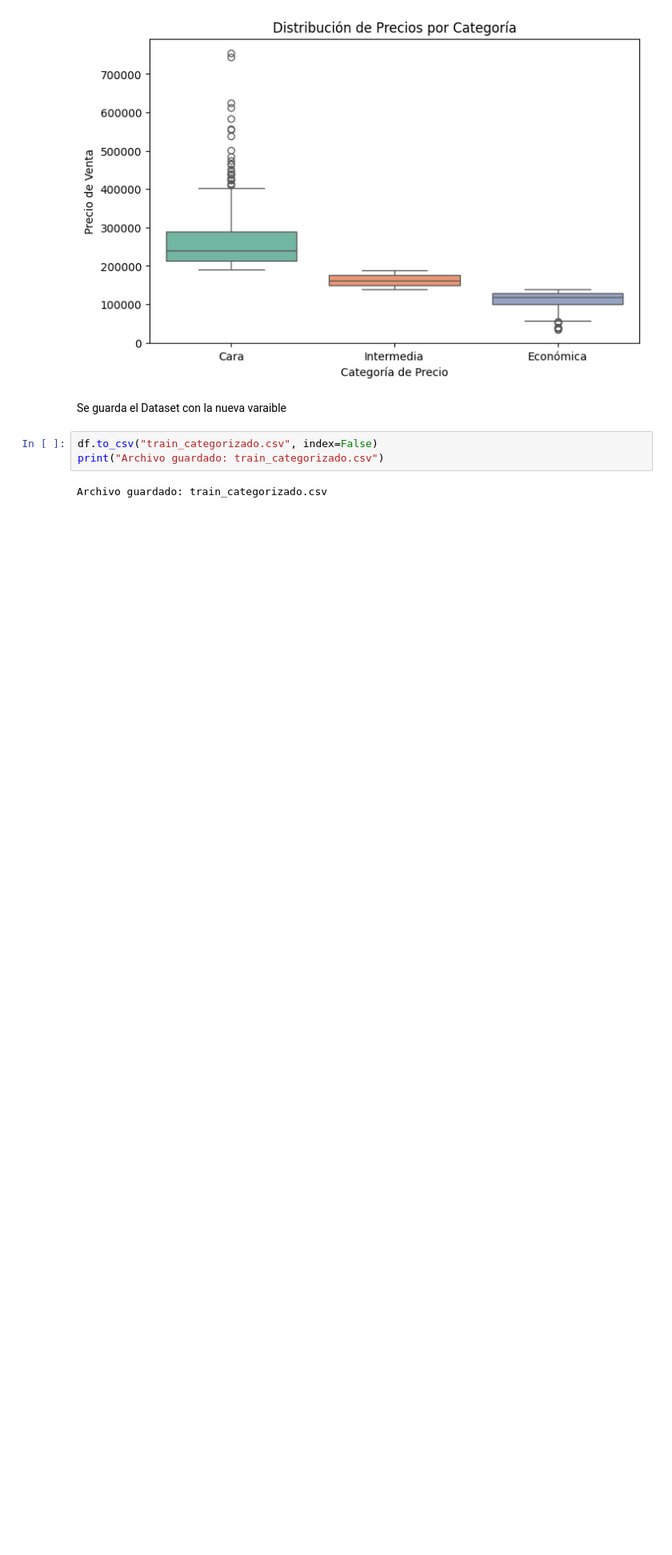
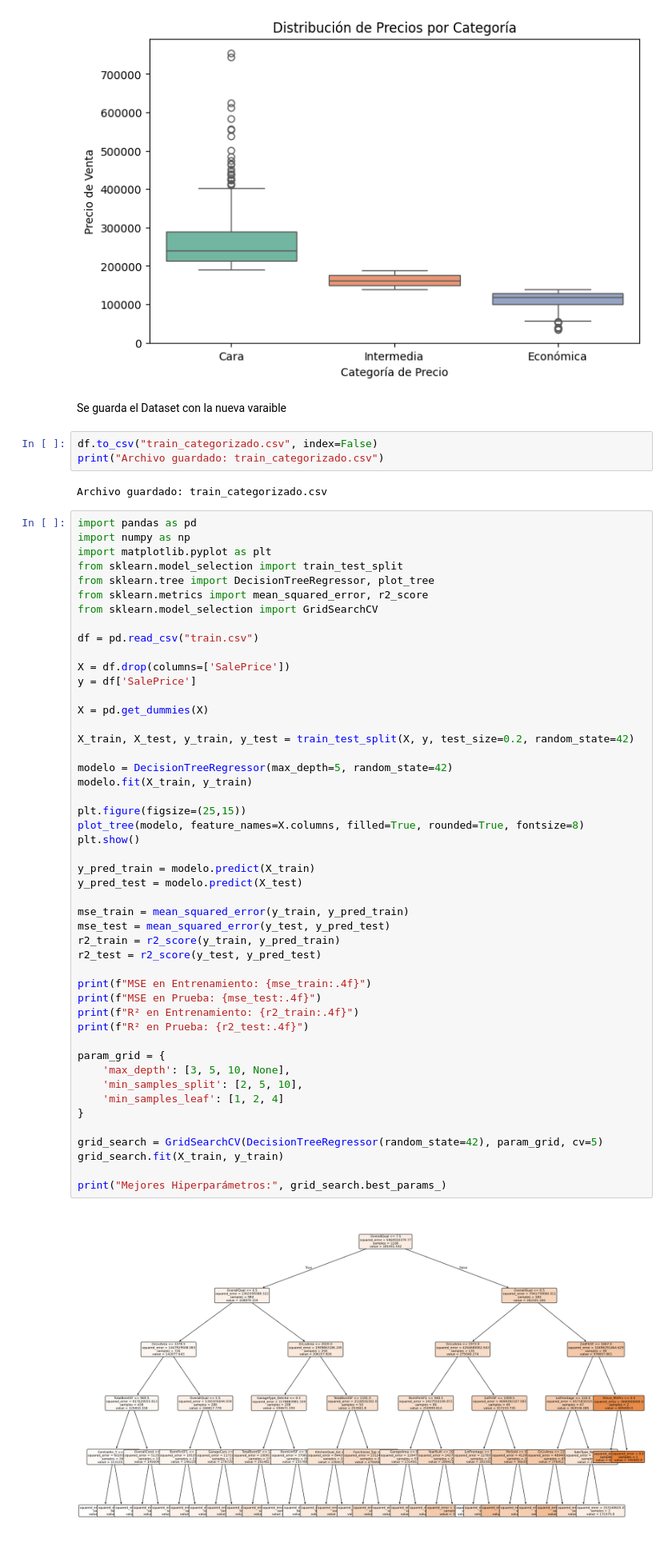
Before and after one commit to SRV-JSPA/Proyecto1_MD, a Jupyter notebook: proyecto1.ipynb, the cells around one changed output. Shown at 80% size. Saved outputs shown, nothing was run; the diff lists cells and outputs as text; blank space fills up the shorter version.

```diff
--- a/proyecto1.ipynb
+++ b/proyecto1.ipynb
@@ -967,3 +967,53 @@ df.to_csv("train_categorizado.csv", index=False)
 print("Archivo guardado: train_categorizado.csv")
 # %% [output]
 Archivo guardado: train_categorizado.csv
+# %%
+import pandas as pd
+import numpy as np
+import matplotlib.pyplot as plt
+from sklearn.model_selection import train_test_split
+from sklearn.tree import DecisionTreeRegressor, plot_tree
+from sklearn.metrics import mean_squared_error, r2_score
+from sklearn.model_selection import GridSearchCV
+
+df = pd.read_csv("train.csv")
+
+X = df.drop(columns=['SalePrice'])
+y = df['SalePrice']
+
+X = pd.get_dummies(X)
+
+X_train, X_test, y_train, y_test = train_test_split(X, y, test_size=0.2, random_state=42)
+
+modelo = DecisionTreeRegressor(max_depth=5, random_state=42)
+modelo.fit(X_train, y_train)
+
+plt.figure(figsize=(25,15))
+plot_tree(modelo, feature_names=X.columns, filled=True, rounded=True, fontsize=8)
+plt.show()
+
+y_pred_train = modelo.predict(X_train)
+y_pred_test = modelo.predict(X_test)
+
+mse_train = mean_squared_error(y_train, y_pred_train)
+mse_test = mean_squared_error(y_test, y_pred_test)
+r2_train = r2_score(y_train, y_pred_train)
+r2_test = r2_score(y_test, y_pred_test)
+
+print(f"MSE en Entrenamiento: {mse_train:.4f}")
+print(f"MSE en Prueba: {mse_test:.4f}")
+print(f"R² en Entrenamiento: {r2_train:.4f}")
+print(f"R² en Prueba: {r2_test:.4f}")
+
+param_grid = {
+    'max_depth': [3, 5, 10, None],
+    'min_samples_split': [2, 5, 10],
+    'min_samples_leaf': [1, 2, 4]
+}
+
+grid_search = GridSearchCV(DecisionTreeRegressor(random_state=42), param_grid, cv=5)
+grid_search.fit(X_train, y_train)
+
+print("Mejores Hiperparámetros:", grid_search.best_params_)
+# %% [output]
+[figure, added]
```
Also changed, not shown: parts of 1 cell of this notebook.
